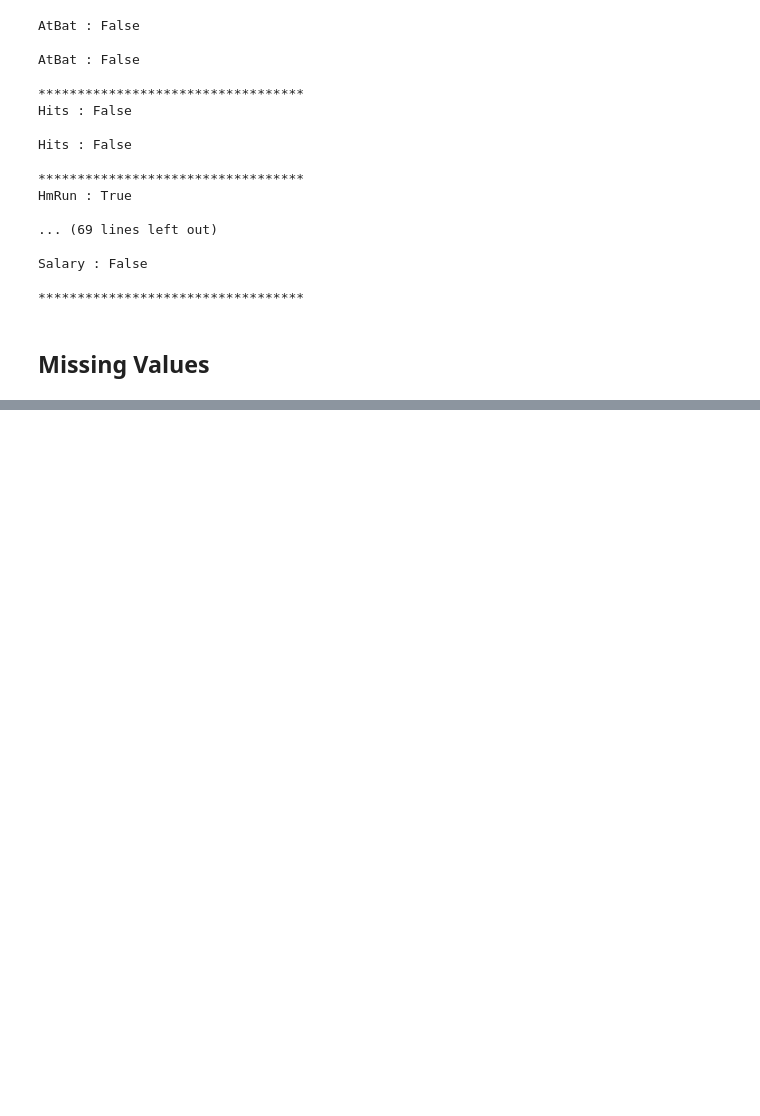
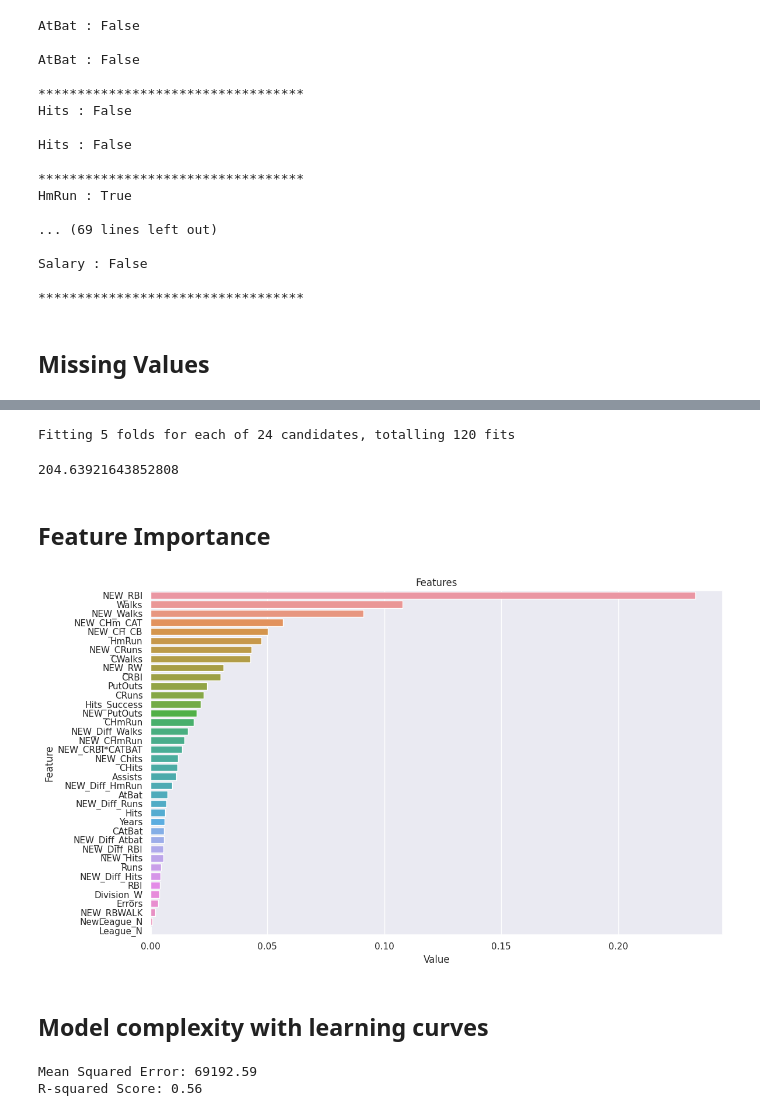
Before and after one commit to esmanuray/Machine-Learning-Begginer, a Jupyter notebook: notebooks/ML_Algorithms.ipynb, the cells around one changed output, grey strips where cells are left out. Cells and saved outputs as stored; diff of their text form; code cells hidden in the pictures; blank space fills up the shorter version.

Commit message:
feat : inserted feature engineering and modeling

```diff
--- a/notebooks/ML_Algorithms.ipynb
+++ b/notebooks/ML_Algorithms.ipynb
@@ -430,0 +461,3 @@ df=data.copy().dropna()
+# %%
+y=df["Salary"]
+X=df.drop(["Salary"],axis=1)
@@ -430,0 +505,58 @@ df=data.copy().dropna()
+# %%
+
+from sklearn.model_selection import GridSearchCV
+
+gbm_model = GradientBoostingRegressor(random_state=17)
+
+gbm_params = {"learning_rate": [0.01, 0.1],
+              "max_depth": [3, 8],
+              "n_estimators": [500, 1000],
+              "subsample": [1, 0.5, 0.7]
+              }
+X_test, X_train, y_test, y_train = train_test_split(X, y, test_size=0.20, random_state=46)
+# %%
+gbm_best_grid = GridSearchCV(gbm_model, gbm_params, cv=5, n_jobs=1, verbose=1).fit(X, y)
+# %% [output]
+Fitting 5 folds for each of 24 candidates, totalling 120 fits
+# %%
+gbm_final = gbm_model.set_params(**gbm_best_grid.best_params_, random_state=17, ).fit(X_train, y_train)
+rmse = np.mean(np.sqrt(-cross_val_score(gbm_final, X, y, cv=10, scoring="neg_mean_squared_error")))
+rmse
+# %% [output]
+204.63921643852808
+# %% [markdown]
+## Feature Importance
+# %%
+def plot_importance(model, features, num=len(X), save=False):
+    feature_imp = pd.DataFrame({'Value': model.feature_importances_, 'Feature': features.columns})
+    plt.figure(figsize=(12, 7))
+    sns.set(font_scale=1)
+    sns.barplot(x="Value", y="Feature", data=feature_imp.sort_values(by="Value",
+                                                                     ascending=False)[0:num])
+    plt.title('Features')
+    plt.tight_layout()
+    plt.show()
+    if save:
+        plt.savefig('importances.png')
+
+
+plot_importance(gbm_final, X)
+# %% [output]
+[figure, added]
+# %% [markdown]
+## Model complexity with learning curves
+# %%
+rf_regressor = RandomForestRegressor(n_estimators=100, random_state=42)
+
+rf_regressor.fit(X_train, y_train)
+
+y_pred = rf_regressor.predict(X_test)
+
+mse = mean_squared_error(y_test, y_pred)
+r2 = r2_score(y_test, y_pred)
+
+print(f"Mean Squared Error: {mse:.2f}")
+print(f"R-squared Score: {r2:.2f}")
+# %% [output]
+Mean Squared Error: 69192.59
+R-squared Score: 0.56
```
Also changed, not shown: parts of 21 cells of this notebook.
